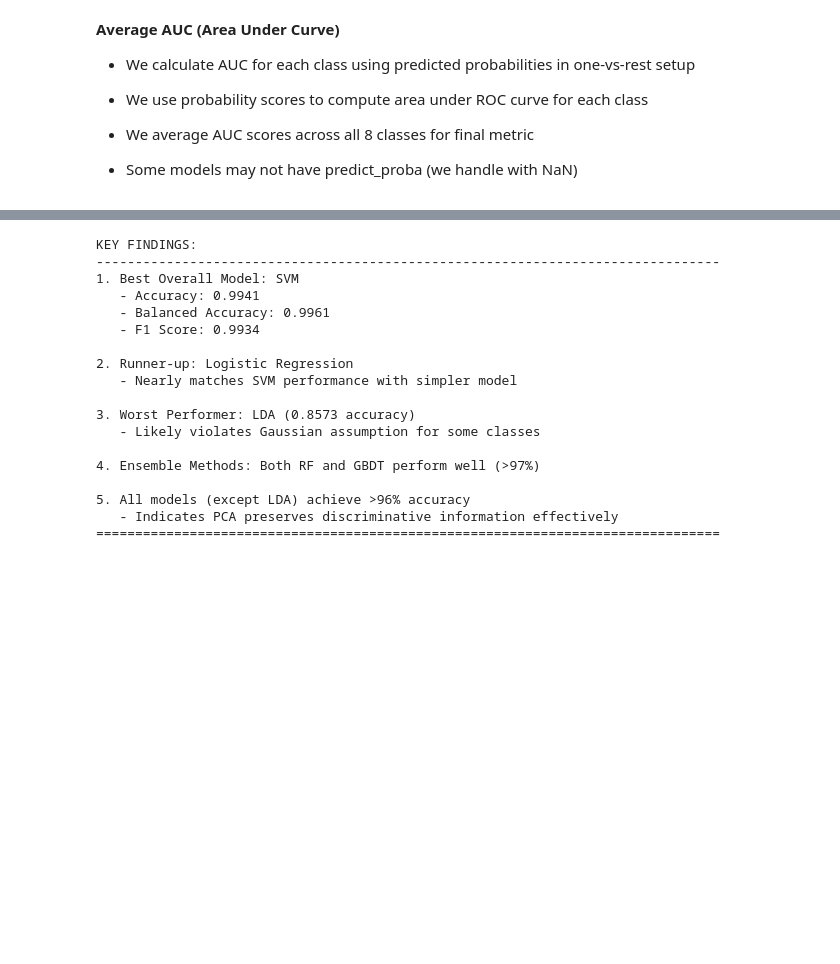
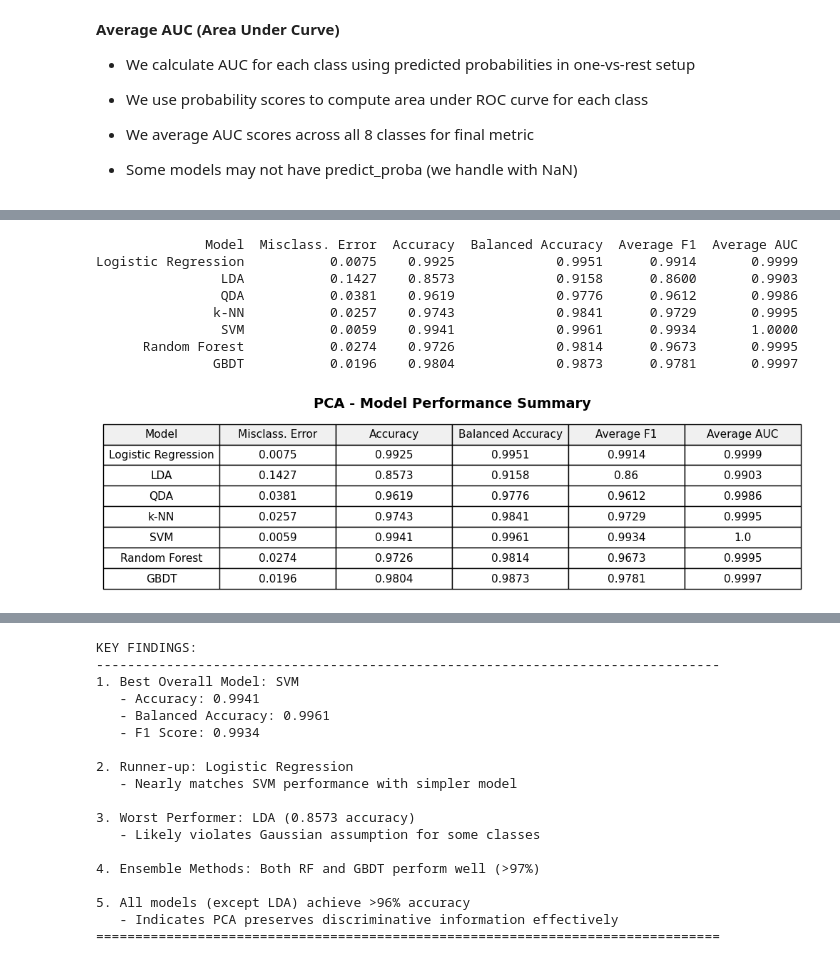
Before and after one commit to Dhruv-baner/st443-group-project, a Jupyter notebook: notebooks/task_1.ipynb, the cells around one changed output, grey strips where cells are left out. Drawn from its saved outputs; the diff is of its cells as text; code cells hidden in the pictures; blank space fills up the shorter version.

```diff
--- a/notebooks/task_1.ipynb
+++ b/notebooks/task_1.ipynb
@@ -1506,7 +1487,7 @@ Actual labels (first 10): [6 7 1 1 4 2 6 2 0 5]
 # Initialize storage for results
 results = {
     'Model': [],
-    'Misclassification Error': [],
+    'Misclass. Error': [],
     'Accuracy': []
 }
 
@@ -1523,7 +1504,7 @@ for name in models_pca.keys():
     # Store results
     results['Model'].append(name)
     results['Accuracy'].append(accuracy)
-    results['Misclassification Error'].append(misclass_error)
+    results['Misclass. Error'].append(misclass_error)
 
 # Quick preview
 print(pd.DataFrame(results))
@@ -1698,3 +1706,37 @@ print(pd.DataFrame(results))
+# %%
+fig, ax = plt.subplots(figsize=(10, 3))
+ax.axis('off')
+
+results_pca = pd.DataFrame(results).round(4)
+print(results_pca.to_string(index=False))
+
+# Highlight best values
+table_data = results_pca.round(4)
+table = ax.table(
+    cellText=table_data.values,
+    colLabels=table_data.columns,
+    cellLoc='center',
+    loc='center',
+    colColours=['#f0f0f0'] * len(table_data.columns)
+)
+table.auto_set_font_size(False)
+table.set_fontsize(11)
+table.scale(1.2, 1.8)
+
+plt.title('PCA - Model Performance Summary', fontsize=14, fontweight='bold', pad=20)
+plt.tight_layout()
+plt.savefig('2_results_table.png', dpi=300, bbox_inches='tight')
+plt.show()
+# %% [output]
+              Model  Misclass. Error  Accuracy  Balanced Accuracy  Average F1  Average AUC
+Logistic Regression           0.0075    0.9925             0.9951      0.9914       0.9999
+                LDA           0.1427    0.8573             0.9158      0.8600       0.9903
+                QDA           0.0381    0.9619             0.9776      0.9612       0.9986
+               k-NN           0.0257    0.9743             0.9841      0.9729       0.9995
+                SVM           0.0059    0.9941             0.9961      0.9934       1.0000
+      Random Forest           0.0274    0.9726             0.9814      0.9673       0.9995
+               GBDT           0.0196    0.9804             0.9873      0.9781       0.9997
+[figure, added]
 # %%
 
 # Set style
```
Also changed, not shown: parts of 35 cells of this notebook.
